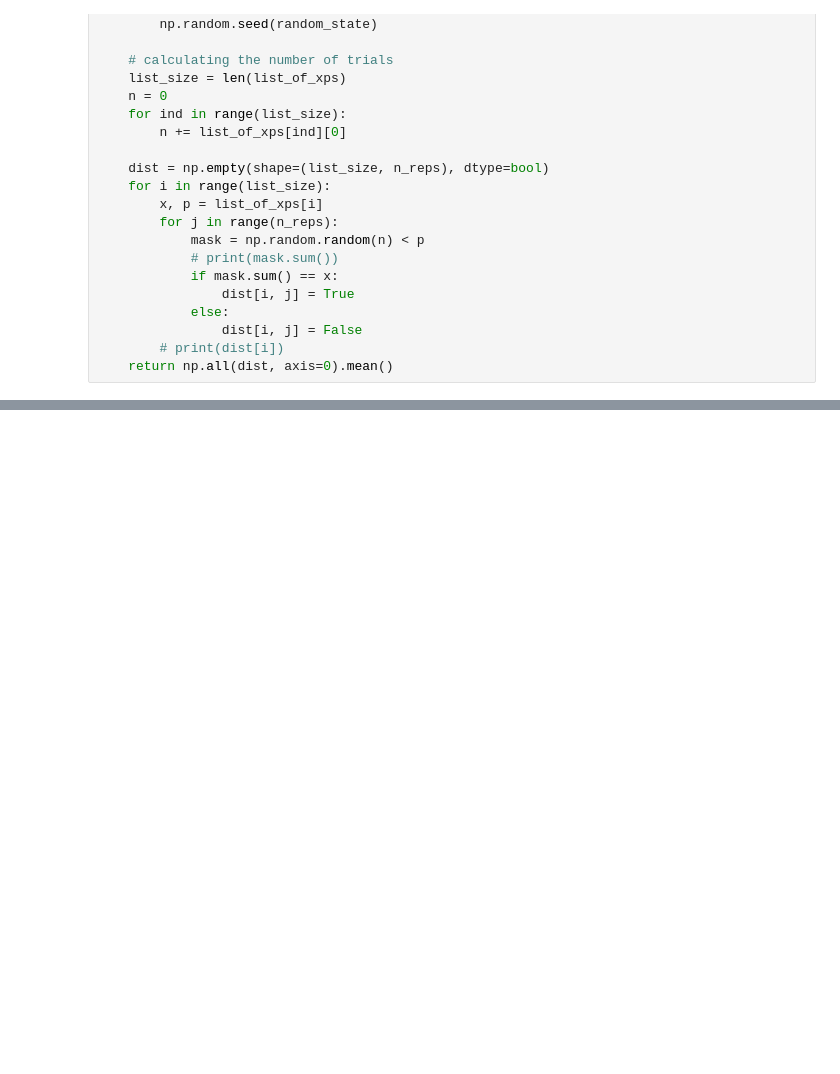
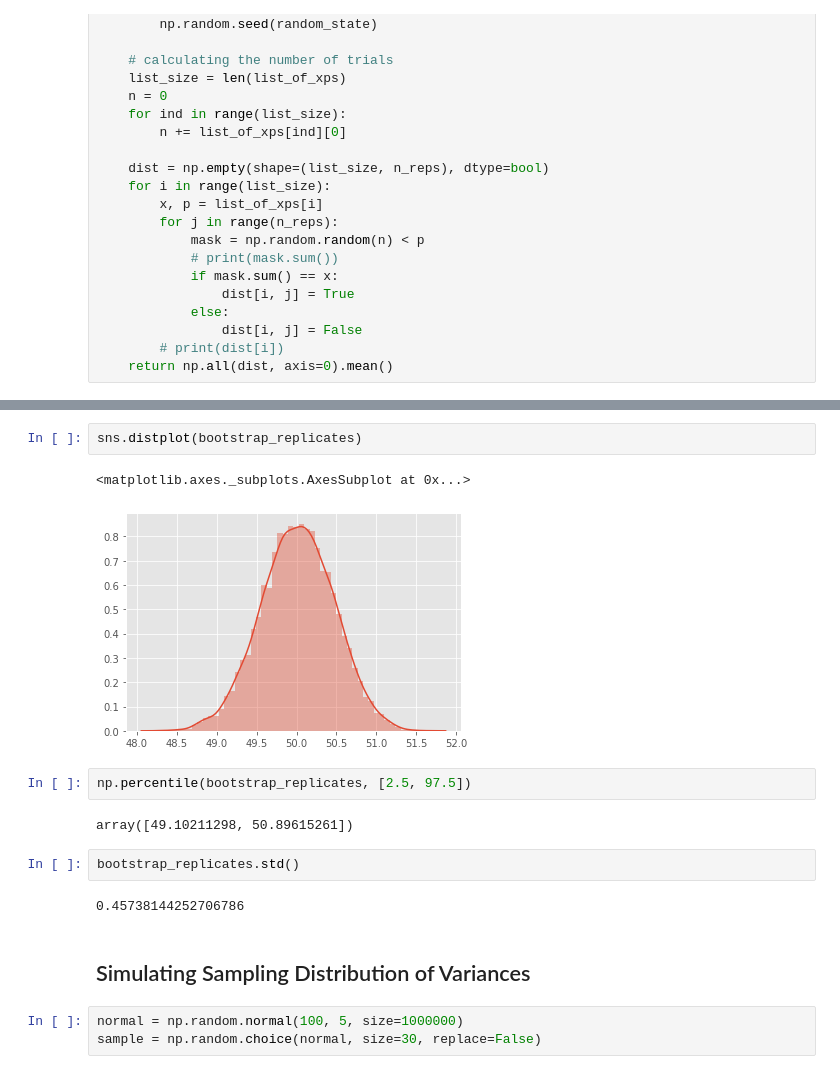
Before and after one commit to agusrichard/data-science-workbook, a Jupyter notebook: Practice and Experiments/hacker_statistics.ipynb, the cells around one changed output, grey strips where cells are left out. Saved outputs shown, nothing was run; the diff lists cells and outputs as text; blank space fills up the shorter version.

```diff
--- a/Practice and Experiments/hacker_statistics.ipynb
+++ b/Practice and Experiments/hacker_statistics.ipynb
@@ -165,0 +185,18 @@ def multinomial_pmf(list_of_xps, n_reps=100000, random_state=None):
+# %%
+sns.distplot(bootstrap_replicates)
+# %% [output]
+<matplotlib.axes._subplots.AxesSubplot at 0x...>
+[figure, added]
+# %%
+np.percentile(bootstrap_replicates, [2.5, 97.5])
+# %% [output]
+array([49.10211298, 50.89615261])
+# %%
+bootstrap_replicates.std()
+# %% [output]
+0.45738144252706786
+# %% [markdown]
+## Simulating Sampling Distribution of Variances
+# %%
+normal = np.random.normal(100, 5, size=1000000)
+sample = np.random.choice(normal, size=30, replace=False)
```
Also changed, not shown: parts of 12 cells of this notebook.
